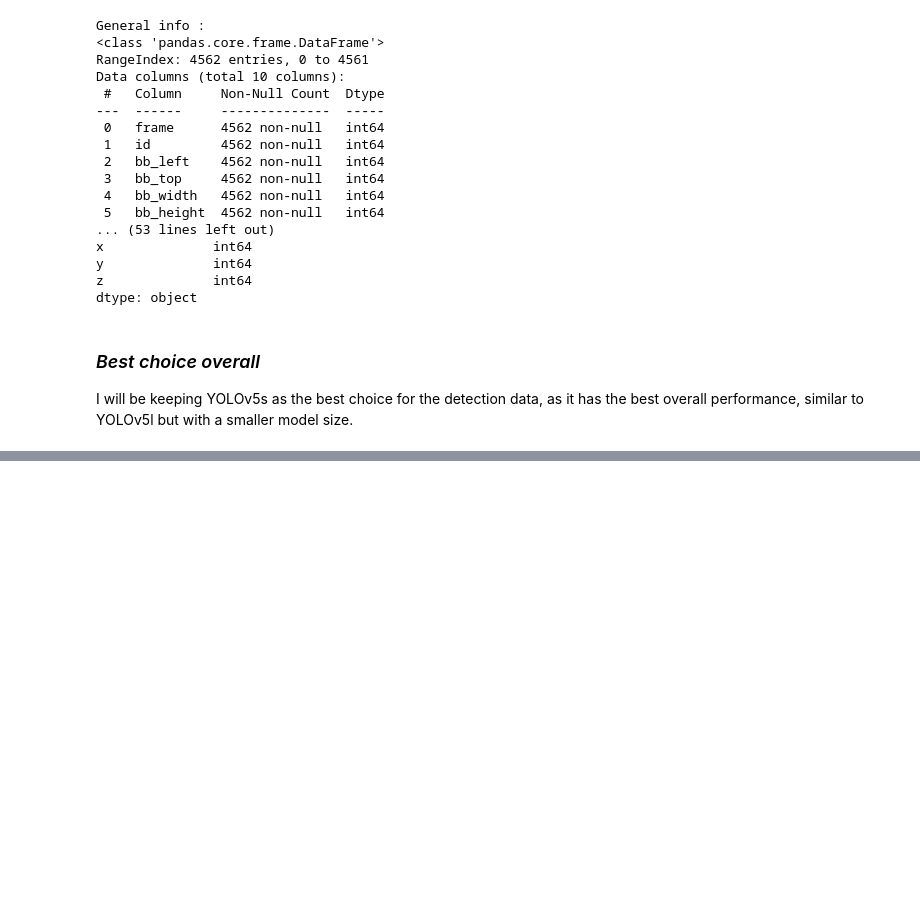
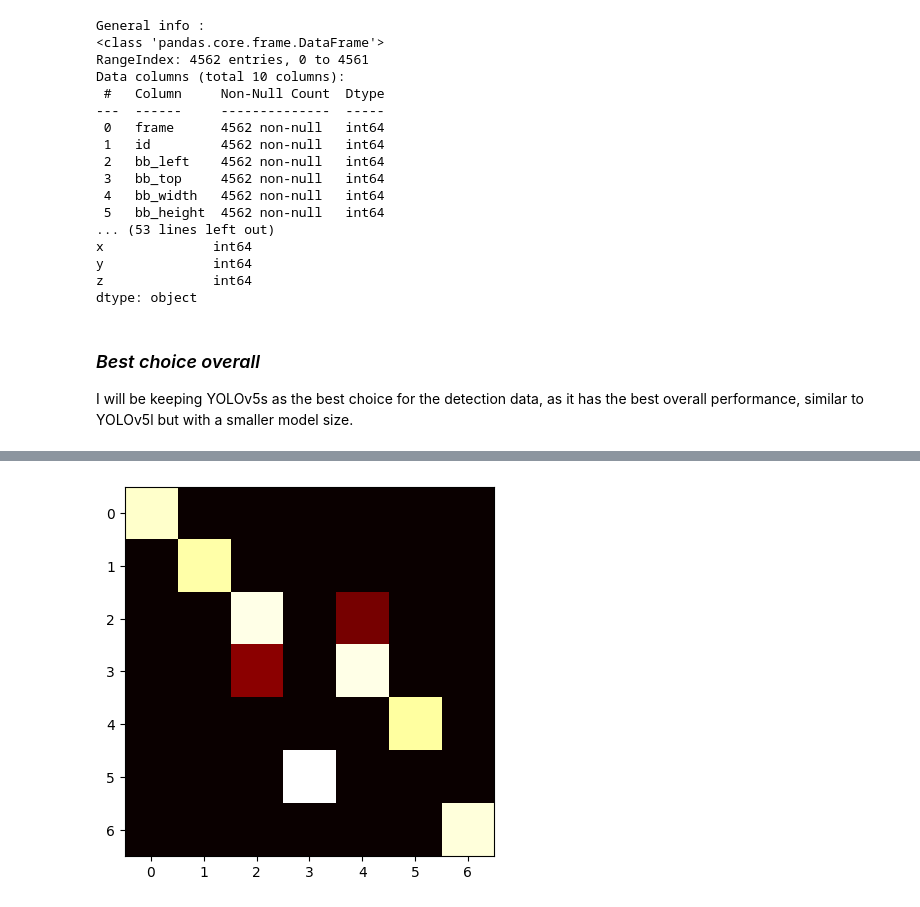
Before and after one commit to ClovisDyArx/mlvot, a Jupyter notebook: tp2/tp2.ipynb, the cells around one changed output, grey strips where cells are left out. Saved outputs shown, nothing was run; the diff lists cells and outputs as text; code cells hidden in the pictures; blank space fills up the shorter version.

```diff
--- a/tp2/tp2.ipynb
+++ b/tp2/tp2.ipynb
@@ -159,0 +211,4 @@ I will be keeping YOLOv5s as the best choice for the detection data, as it has t
+# %%
+current_frame = 1
+tracked_bboxs = get_current_list_bbox(df_det_s, current_frame)
+new_detections = get_current_list_bbox(df_det_s, current_frame+1)
@@ -159,0 +240,28 @@ I will be keeping YOLOv5s as the best choice for the detection data, as it has t
+# %%
+def get_IoU(bbox1, bbox2):
+    x, y, w, h = bbox1
+    _x, _y, _w, _h = bbox2
+
+    xA = max(x, _x)
+    yA = max(y, _y)
+    xB = min(x+w, _x+_w)
+    yB = min(y+h, _y+_h)
+
+    interArea = max(0, xB - xA) * max(0, yB - yA)
+    trackedArea = bbox1[2] * bbox1[3]
+    newArea = bbox2[2] * bbox2[3]
+    IoU = interArea / float(trackedArea + newArea - interArea)
+
+    return IoU
+# %%
+def get_sim_matrix(bbox1, bbox2):
+    matrix = np.zeros((len(bbox1), len(bbox2)))
+
+    for i, tracked_bbox in enumerate(bbox1):
+        for j, new_detection in enumerate(bbox2):
+            matrix[i][j] = get_IoU(tracked_bbox, new_detection)
+
+    return matrix
+# %%
+sim_matrix = get_sim_matrix(tracked_bboxs, new_detections)
+sim_matrix
@@ -159,0 +283,5 @@ I will be keeping YOLOv5s as the best choice for the detection data, as it has t
+# %%
+plt.imshow(sim_matrix, cmap='hot', interpolation='nearest')
+plt.show()
+# %% [output]
+[figure, added]
```
Also changed, not shown: parts of 24 cells of this notebook.
